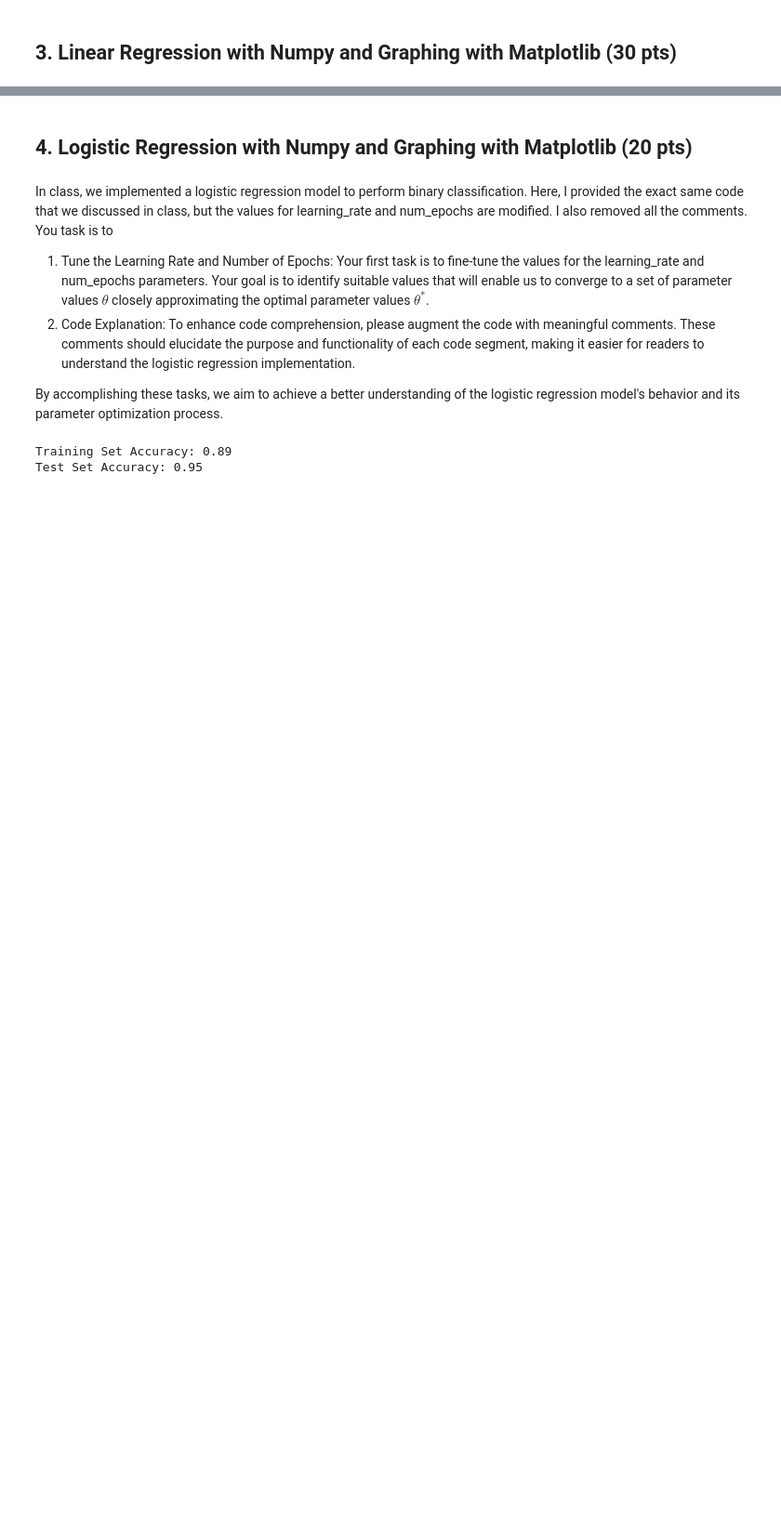
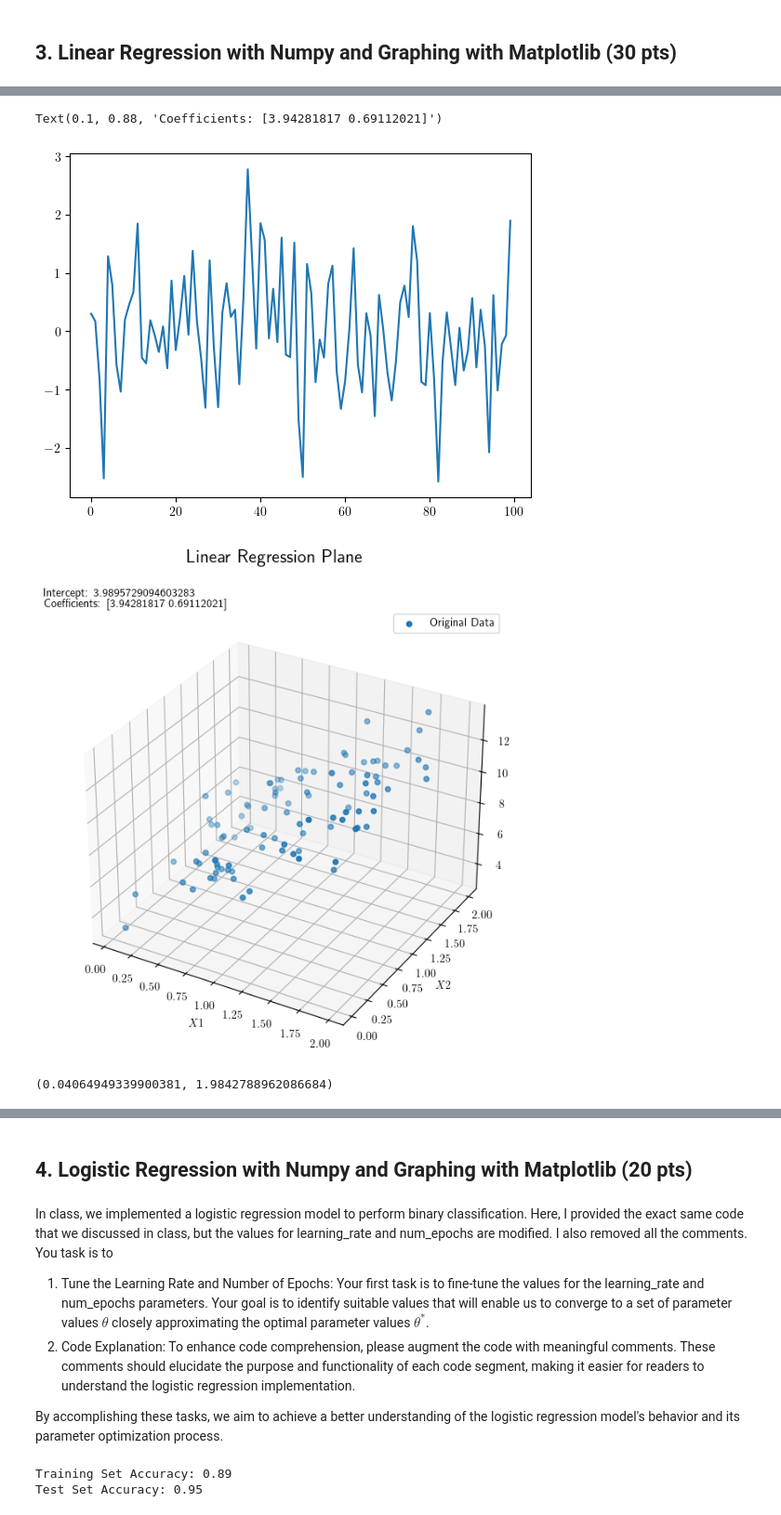
Before and after one commit to eshakrani/AMS595, a Jupyter notebook: Python/Py_Project_2 (1).ipynb, the cells around one changed output, grey strips where cells are left out. Shown at 93% size. Saved outputs shown, nothing was run; the diff lists cells and outputs as text; code cells hidden in the pictures; blank space fills up the shorter version.

```diff
--- a/Python/Py_Project_2 (1).ipynb
+++ b/Python/Py_Project_2 (1).ipynb
@@ -122,21 +241,54 @@ Here are some sample output graphs. Yours do not have to look exactly like mine,
 # %%
 import numpy as np
 import matplotlib.pyplot as plt
-
+plt.rc('text', usetex=True)
 # Generate synthetic data
-np.random.seed(0)   # change the seed to be the last two digits of your SB ID.
+np.random.seed(96)   # change the seed to be the last two digits of your SB ID.
 X = 2 * np.random.rand(100, 2)  # Generate 100 random 2D data points
 y = 4 + 4 * X[:, 0] + 0.5 * X[:, 1] + np.random.randn(100)  # Generate y values with noise
 
 # Add a column of ones to X for the bias terms (intercept) in the normal equation
-
-
+# np.c_ : translates slice objects to concatenation along the second axis
+X_b = np.c_[X, np.ones(shape=(100, 1))]
 
 # Find theta using the normal equation
-
-
+theta_best = np.matmul(np.matmul(np.linalg.inv(np.matmul(X_b.T, X_b)), X_b.T), y)
 
 # Print the intercept and coefficients of the regression plane
+# theta_best = [w1_best, w2_best, b_best]
+[w1, w2, b] = theta_best
 
+# define the surface function: y = x1*w1 + x2*w2 + b
+def best_fit_function(x1: float, x2: float) -> float:
+    return (x1 * w1) + (x2 * w2) + b
+
+# generate predicted y data to plot
+y_pred = best_fit_function(X[:, 0], X[:, 1])
+plt.plot([y_pred[i] - y[i] for i in range(len(y))])
 
 # Plot the generated data and the regression plane
+
+fig = plt.figure(figsize=(7,7))
+fig.suptitle('Linear Regression Plane', fontsize=16)
+
+ax = fig.add_subplot(projection = '3d')
+
+# x-axis: X1
+# y-axis: X2
+# z-axis: y
+ax.scatter3D(X[:, 0], X[:, 1], y, label='Original Data')
+ax.set_xlabel(r'$X1$')
+ax.set_ylabel(r'$X2$')
+
+ax.legend()
+
+fig.text(0.1, 0.9, f'Intercept: {b}')
+fig.text(0.1, 0.88, f'Coefficients: {theta_best[:2]}')
+# %% [output]
+Text(0.1, 0.88, 'Coefficients: [3.94281817 0.69112021]')
+[figure, added]
+[figure, added]
+# %%
+X[:, 0].min(), X[:, 0].max()
+# %% [output]
+(0.04064949339900381, 1.9842788962086684)
```
Also changed, not shown: parts of 19 cells of this notebook.
